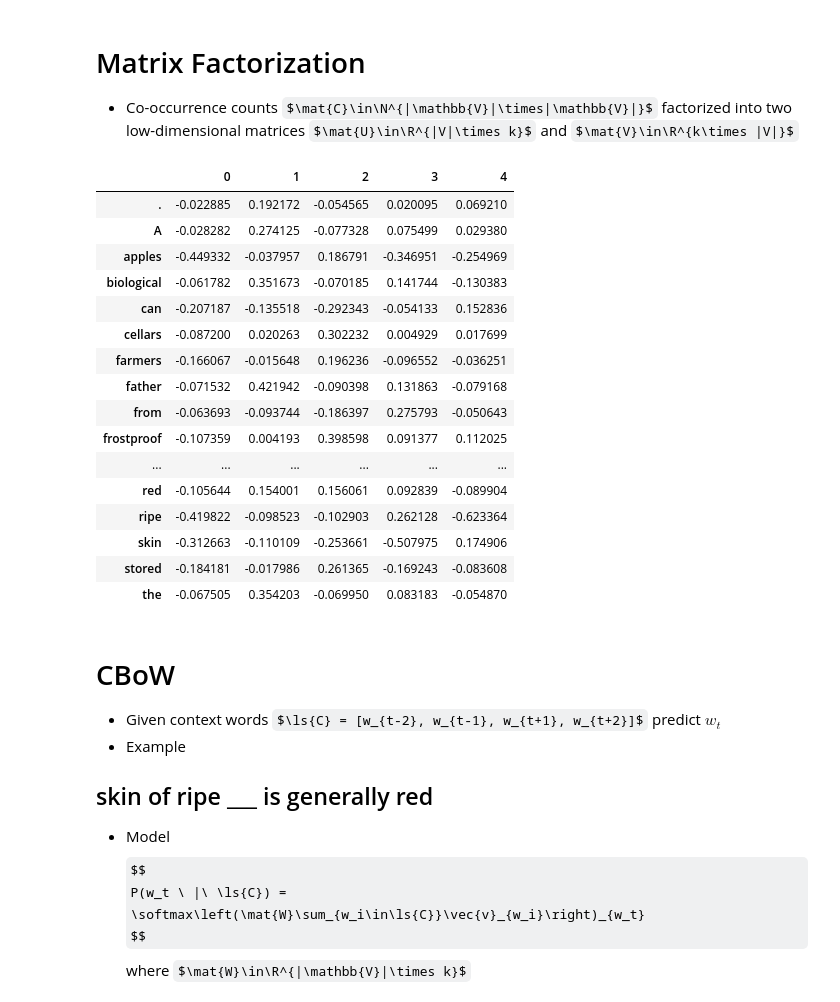
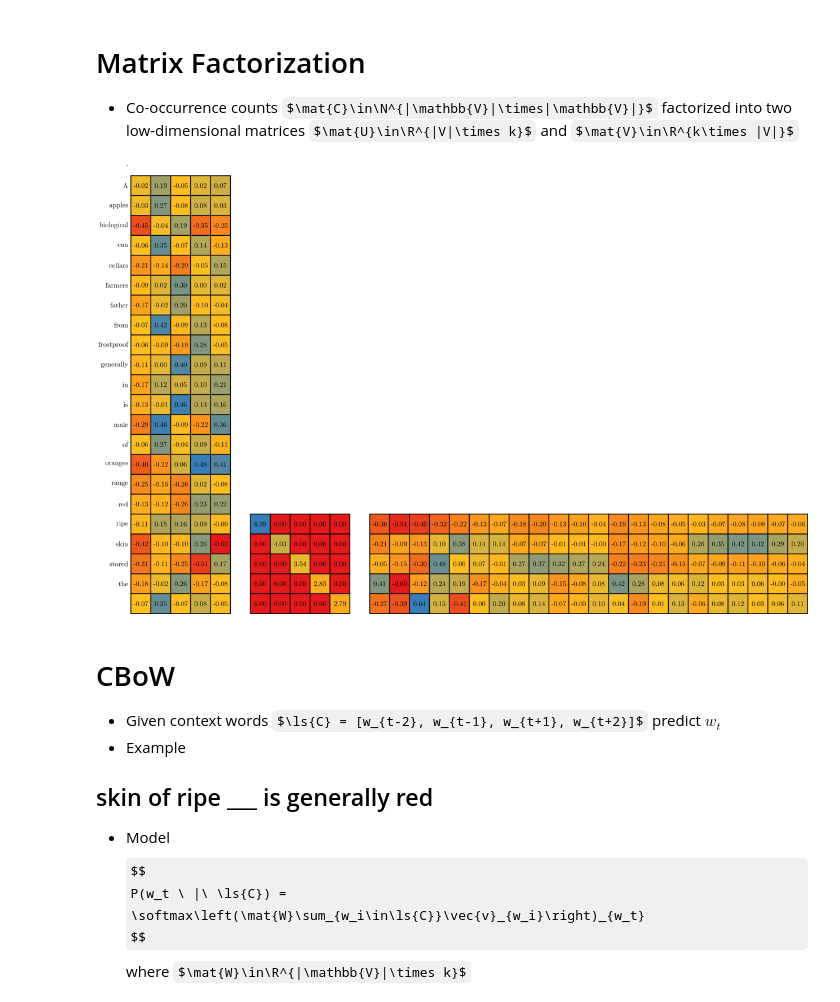
Before and after one commit to rockt/dl4nlp, a Jupyter notebook: words.ipynb, the cells around one changed output. Saved outputs shown, nothing was run; the diff lists cells and outputs as text; code cells hidden in the pictures; some formulas as TeX source.

```diff
--- a/words.ipynb
+++ b/words.ipynb
@@ -208,26 +208,12 @@ C
 # %%
 df = to_df(f, id2word)
 C = torch.Tensor(df.as_matrix())
 U, S, V = C.svd()
-pd.DataFrame(U[:,:5].numpy(), index=df.index)
+S = torch.diag(S)[:5,:5]
+tikz(plot_matrix(U[:,:5]) + ticks(yticks=df.index) + shift(plot_matrix(S), 6) +
+     shift(plot_matrix(V[:,:5].transpose(1,0)), 12), height=800)
 # %% [output]
-|  | 0 | 1 | 2 | 3 | 4 |
-| . | -0.022885 | 0.192172 | -0.054565 | 0.020095 | 0.069210 |
-| A | -0.028282 | 0.274125 | -0.077328 | 0.075499 | 0.029380 |
-| apples | -0.449332 | -0.037957 | 0.186791 | -0.346951 | -0.254969 |
-| biological | -0.061782 | 0.351673 | -0.070185 | 0.141744 | -0.130383 |
-| can | -0.207187 | -0.135518 | -0.292343 | -0.054133 | 0.152836 |
-| cellars | -0.087200 | 0.020263 | 0.302232 | 0.004929 | 0.017699 |
-| farmers | -0.166067 | -0.015648 | 0.196236 | -0.096552 | -0.036251 |
-| father | -0.071532 | 0.421942 | -0.090398 | 0.131863 | -0.079168 |
-| from | -0.063693 | -0.093744 | -0.186397 | 0.275793 | -0.050643 |
-| frostproof | -0.107359 | 0.004193 | 0.398598 | 0.091377 | 0.112025 |
-| ... | ... | ... | ... | ... | ... |
-| red | -0.105644 | 0.154001 | 0.156061 | 0.092839 | -0.089904 |
-| ripe | -0.419822 | -0.098523 | -0.102903 | 0.262128 | -0.623364 |
-| skin | -0.312663 | -0.110109 | -0.253661 | -0.507975 | 0.174906 |
-| stored | -0.184181 | -0.017986 | 0.261365 | -0.169243 | -0.083608 |
-| the | -0.067505 | 0.354203 | -0.069950 | 0.083183 | -0.054870 |
+[figure, added]
 # %% [markdown]
 # CBoW
 - Given context words $\ls{C} = [w_{t-2}, w_{t-1}, w_{t+1}, w_{t+2}]$ predict $w_t$
```
Also changed, not shown: parts of 1 cell of this notebook, 5 other files.
